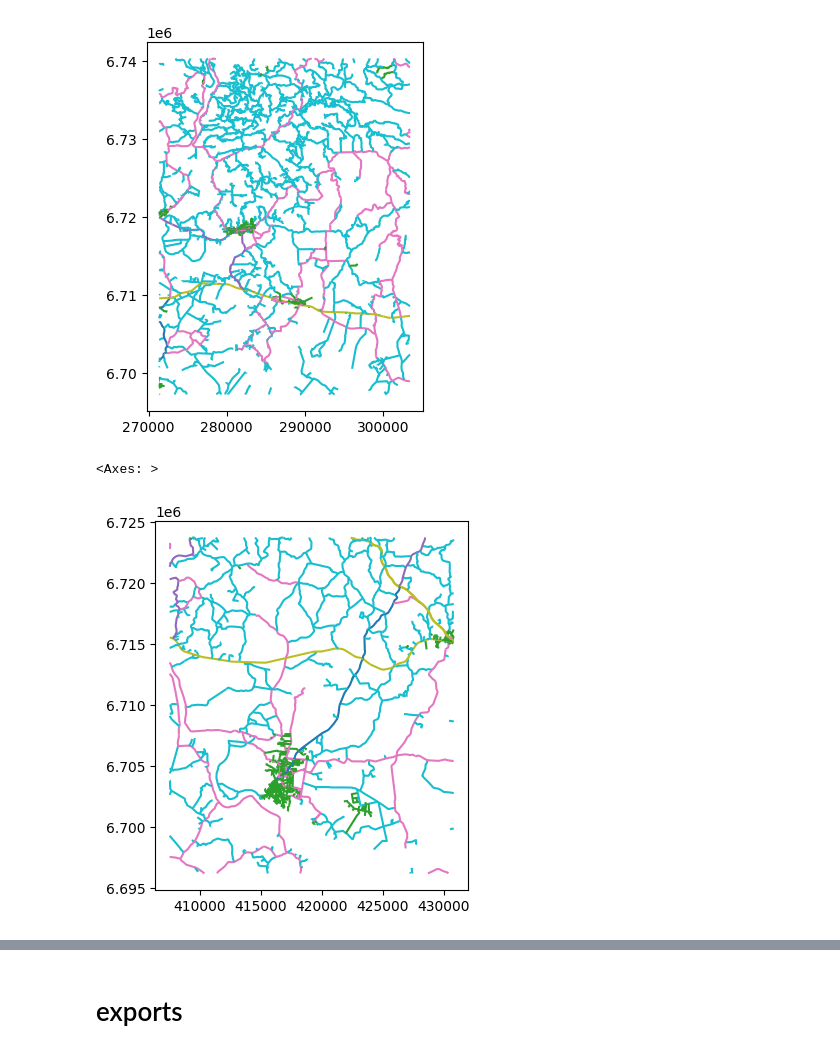
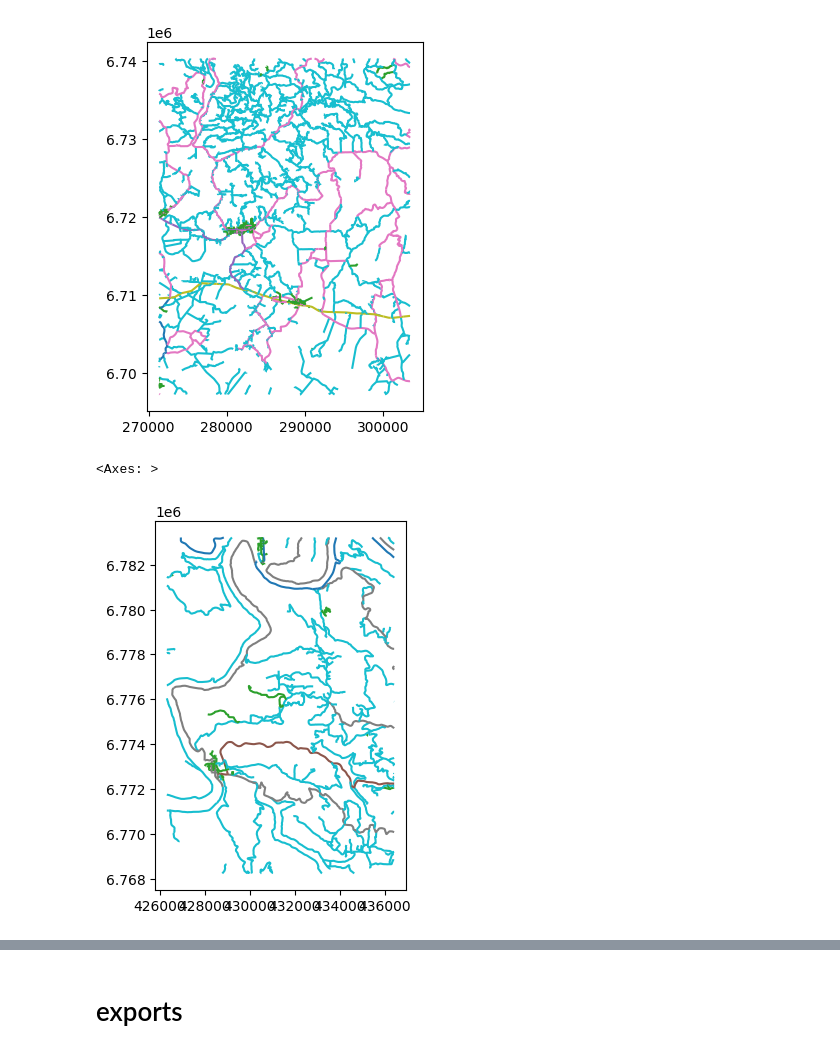
Before and after one commit to alexandrepereiraarq/rs_floods_2024, a Jupyter notebook: notebooks/00_RSFL24_impact_detection.ipynb, the cells around one changed output, grey strips where cells are left out. Saved outputs shown, nothing was run; the diff lists cells and outputs as text; code cells hidden in the pictures.

```diff
--- a/notebooks/00_RSFL24_impact_detection.ipynb
+++ b/notebooks/00_RSFL24_impact_detection.ipynb
@@ -134,13 +134,22 @@ for mun in affected_mun_env.iloc[0:9].iterrows():
     roi_file = 'TRA_' + mun[1].NM_MUN + '_roads_OSM_2024_L.shp'
     mun_file_list.append(roi_file)
     roi_roads.to_file(AOI_path / roi_file)
+# %%
+# temp call, used when you have already downloaded all the files
+
+for mun in affected_mun_env.iloc[0:78].iterrows():
+    roi_gdf = gpd.GeoDataFrame(geometry=[mun[1].geometry],crs=mun_gdf.crs)
+    #roi_roads = osm_import(roi_gdf)
+    roi_file = 'TRA_' + mun[1].NM_MUN + '_roads_OSM_2024_L.shp'
+    mun_file_list.append(roi_file)
+    #roi_roads.to_file(AOI_path / roi_file)
 # %%
 for mun in affected_mun_env.iloc[9:19].iterrows():
     roi_gdf = gpd.GeoDataFrame(geometry=[mun[1].geometry],crs=mun_gdf.crs)
-    roi_roads = osm_import(roi_gdf)
+    #roi_roads = osm_import(roi_gdf)
     roi_file = 'TRA_' + mun[1].NM_MUN + '_roads_OSM_2024_L.shp'
     mun_file_list.append(roi_file)
-    roi_roads.to_file(AOI_path / roi_file)
+    #roi_roads.to_file(AOI_path / roi_file)
 # %%
 for mun in affected_mun_env.iloc[19:29].iterrows():
     roi_gdf = gpd.GeoDataFrame(geometry=[mun[1].geometry],crs=mun_gdf.crs)
@@ -186,22 +195,22 @@ for mun in affected_mun_env.iloc[69:79].iterrows():
 # %% [markdown]
 ## spatial join municipality highways with the flooded area
 # %%
-mun_gpd_list = []
-mun_gpf_dict = {}
+mun_gdf_list = []
+mun_gdf_dict = {}
 for file in mun_file_list:
     gpd_name = file.replace(' ','_').replace('.shp','')
-    mun_gpd_list.append(gpd_name)
+    mun_gdf_list.append(gpd_name)
 
 for i in range(len(mun_file_list)):
-    mun_gpf_dict[mun_gpd_list[i]] = gpd.read_file(AOI_path / mun_file_list[i])
+    mun_gdf_dict[mun_gdf_list[i]] = gpd.read_file(AOI_path / mun_file_list[i])
 
-mun_gpf_dict[mun_gpd_list[0]].plot('highway')
+mun_gdf_dict[mun_gdf_list[0]].plot('highway')
 # %% [output]
 <Axes: >
 [figure]
 # %%
-mun_gpf_dict[mun_gpd_list[78]].plot('highway')
+mun_gdf_dict[mun_gdf_list[78]].plot('highway')
 # %% [output]
 <Axes: >
-[figure, old version]
+[figure, new version]
 # %%
```
Also changed, not shown: parts of 6 cells of this notebook.
